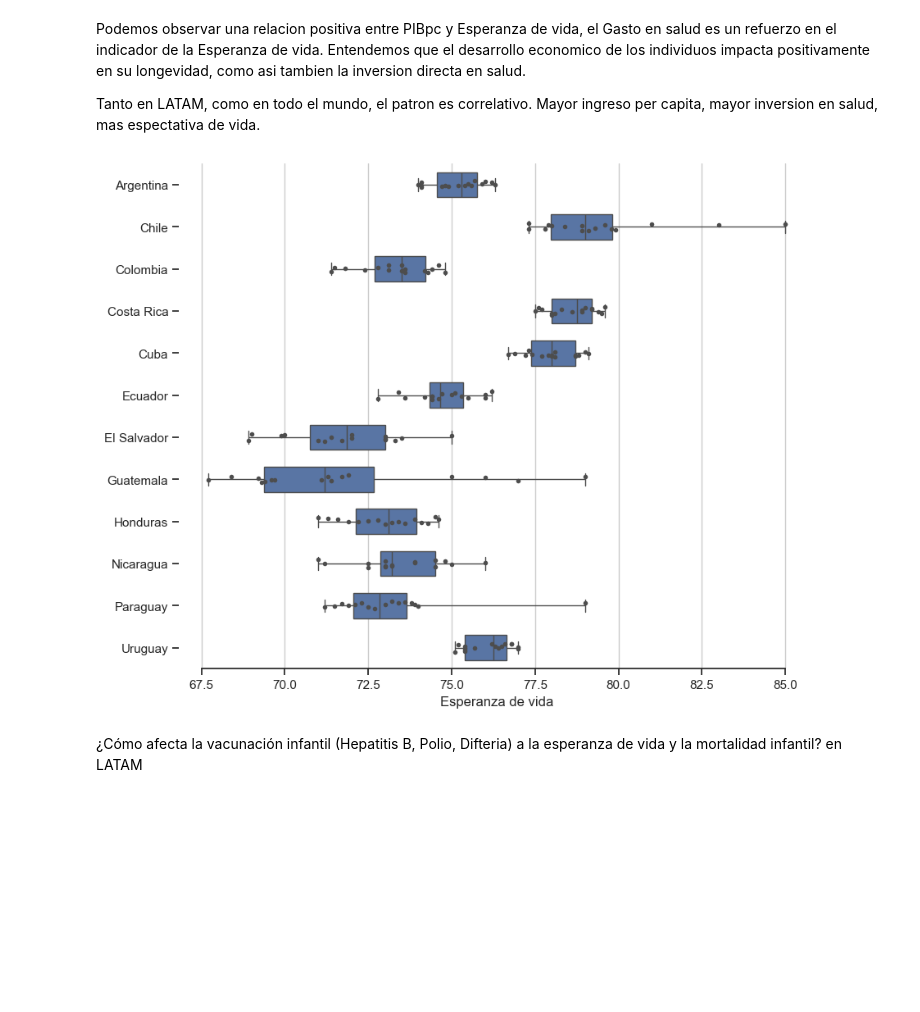
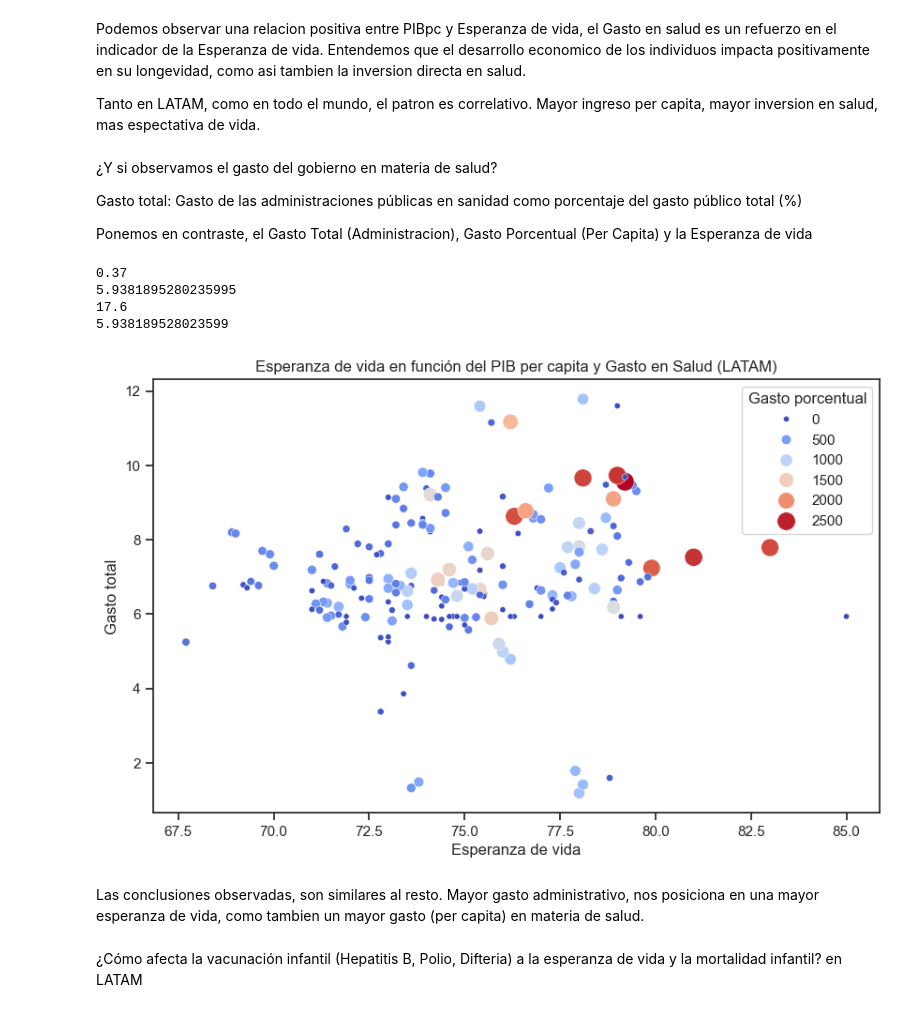
Before and after one commit to Korancito/LifeE.01.Coder, a Jupyter notebook: Nootebooks/Descriptivo.ipynb, the cells around one changed output. Saved outputs shown, nothing was run; the diff lists cells and outputs as text; code cells hidden in the pictures; blank space fills up the shorter version.

```diff
--- a/Nootebooks/Descriptivo.ipynb
+++ b/Nootebooks/Descriptivo.ipynb
@@ -260,23 +280,34 @@ Podemos observar una relacion positiva entre PIBpc y Esperanza de vida, el Gasto
 Entendemos que el desarrollo economico de los individuos impacta positivamente en su longevidad, como asi tambien la inversion directa en salud.
 
 Tanto en LATAM, como en todo el mundo, el patron es correlativo. Mayor ingreso per capita, mayor inversion en salud, mas espectativa de vida.
-# %%
-sns.set_theme(style='ticks')
-
-f, ax = plt.subplots(figsize=(10,8))
-
-dfplot = dfrenamed[dfrenamed['Latam'] == True]
-
-sns.boxplot(
-    dfplot, x = 'Esperanza de vida', y="País", whis=[0, 100], width=.6)
-
-sns.stripplot(dfplot, x='Esperanza de vida', y='País', size=4, color='.3', linewidth=0)
-
-ax.xaxis.grid(True)
-ax.set(ylabel="")
-sns.despine(trim=True, left=True)
-# %% [output]
-[figure, removed]
+# %% [markdown]
+¿Y si observamos el gasto del gobierno en materia de salud?
+
+Gasto total: Gasto de las administraciones públicas en sanidad como porcentaje del gasto público total (%)
+
+Ponemos en contraste, el Gasto Total (Administracion), Gasto Porcentual (Per Capita) y la Esperanza de vida
+# %%
+print(dfrenamed['Gasto total'].min())
+print(dfrenamed['Gasto total'].median())
+print(dfrenamed['Gasto total'].max())
+print(dfrenamed['Gasto total'].mean())
+# %% [output]
+0.37
+5.9381895280235995
+17.6
+5.938189528023599
+# %%
+filtrado = dfrenamed[dfrenamed['Latam']]
+
+plt.figure(figsize=(10,6))
+sns.scatterplot(data=filtrado, x='Esperanza de vida', y='Gasto total', hue='Gasto porcentual', size='Gasto porcentual', sizes=(20,200), palette='coolwarm')
+plt.title('Esperanza de vida en función del PIB per capita y Gasto en Salud (LATAM)')
+plt.show()
+# %% [output]
+[figure, added]
+# %% [markdown]
+Las conclusiones observadas, son similares al resto.
+Mayor gasto administrativo, nos posiciona en una mayor esperanza de vida, como tambien un mayor gasto (per capita) en materia de salud.
 # %% [markdown]
 ¿Cómo afecta la vacunación infantil (Hepatitis B, Polio, Difteria) a la esperanza de vida y la mortalidad infantil? en LATAM
 # %%
```
Also changed, not shown: parts of 7 cells of this notebook.
